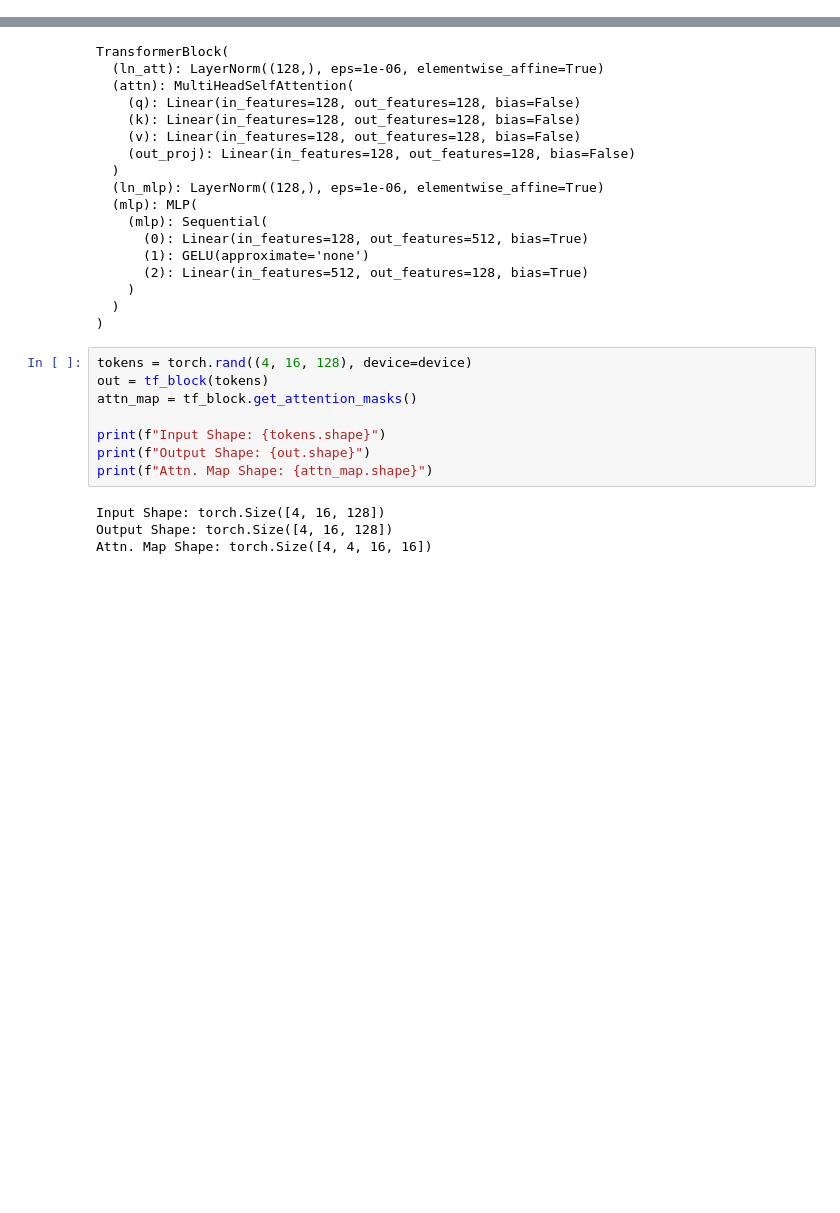
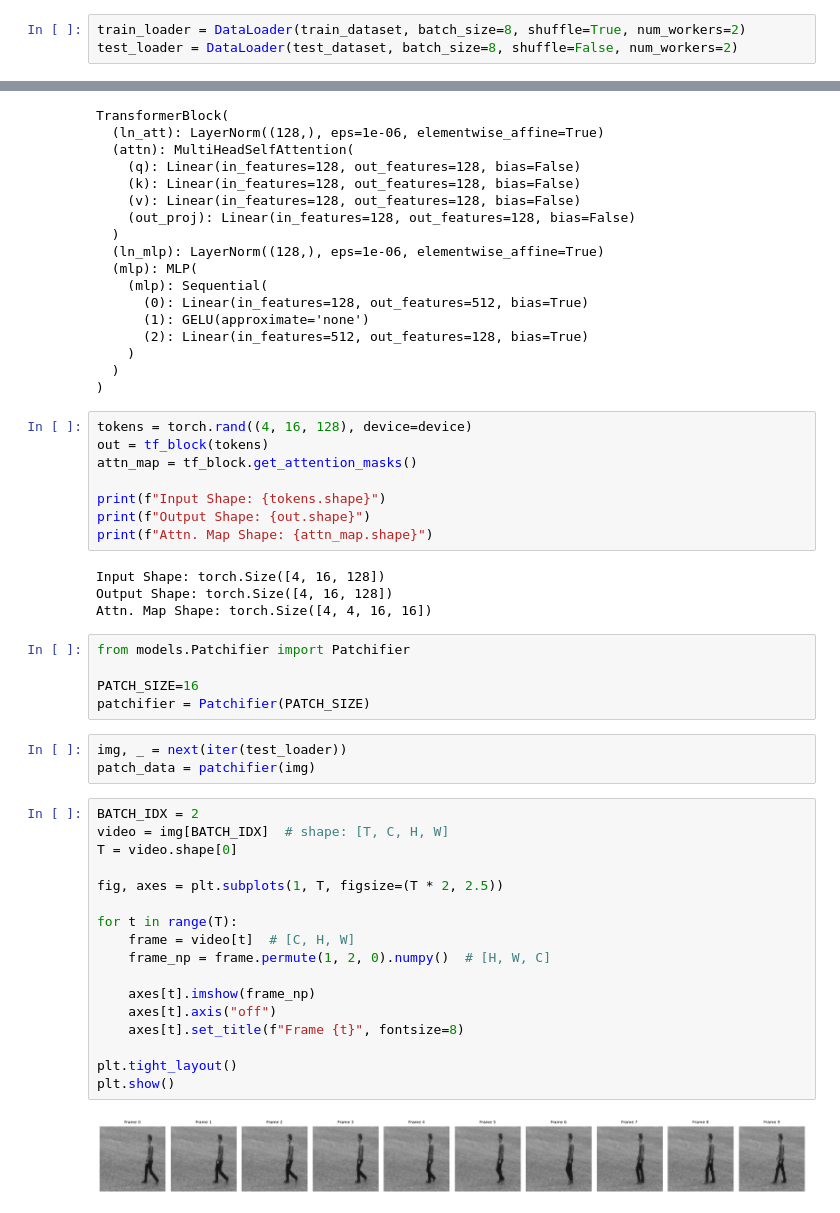
Before and after one commit to kel16/CudaLabTasksSS25, a Jupyter notebook: Session7/Solution7.ipynb, the cells around one changed output, grey strips where cells are left out. Saved outputs shown, nothing was run; the diff lists cells and outputs as text; blank space fills up the shorter version.

Commit message:
ViT model + experiments + analysis

```diff
--- a/Session7/Solution7.ipynb
+++ b/Session7/Solution7.ipynb
@@ -59,0 +62,3 @@ DATA_FOLDER = '/home/nfs/inf6/data/datasets/kth_actions/raw'
+# %%
+train_loader = DataLoader(train_dataset, batch_size=8, shuffle=True, num_workers=2)
+test_loader = DataLoader(test_dataset, batch_size=8, shuffle=False, num_workers=2)
@@ -101,3 +122,30 @@ print(f"Attn. Map Shape: {attn_map.shape}")
 Input Shape: torch.Size([4, 16, 128])
 Output Shape: torch.Size([4, 16, 128])
 Attn. Map Shape: torch.Size([4, 4, 16, 16])
+# %%
+from models.Patchifier import Patchifier
+
+PATCH_SIZE=16
+patchifier = Patchifier(PATCH_SIZE)
+# %%
+img, _ = next(iter(test_loader))
+patch_data = patchifier(img)
+# %%
+BATCH_IDX = 2
+video = img[BATCH_IDX]  # shape: [T, C, H, W]
+T = video.shape[0]
+
+fig, axes = plt.subplots(1, T, figsize=(T * 2, 2.5))
+
+for t in range(T):
+    frame = video[t]  # [C, H, W]
+    frame_np = frame.permute(1, 2, 0).numpy()  # [H, W, C]
+
+    axes[t].imshow(frame_np)
+    axes[t].axis("off")
+    axes[t].set_title(f"Frame {t}", fontsize=8)
+
+plt.tight_layout()
+plt.show()
+# %% [output]
+[figure, added]
```
Also changed, not shown: parts of 16 cells of this notebook, 12 other files.
